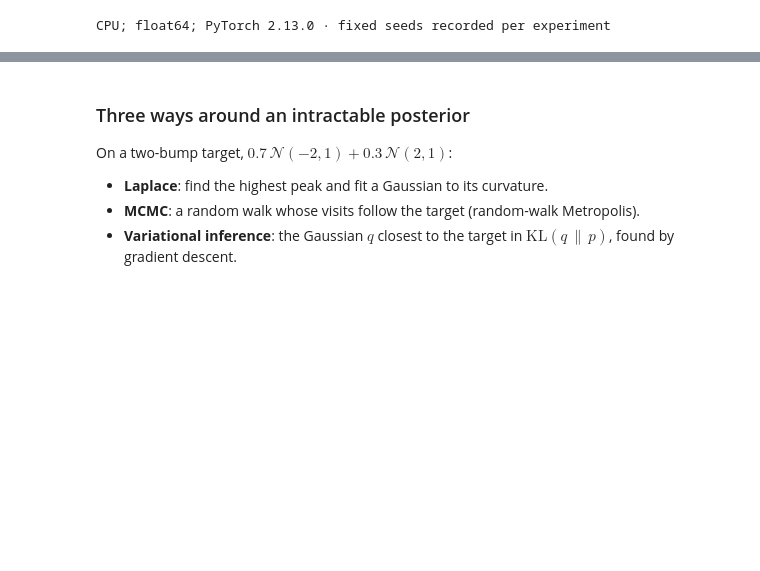
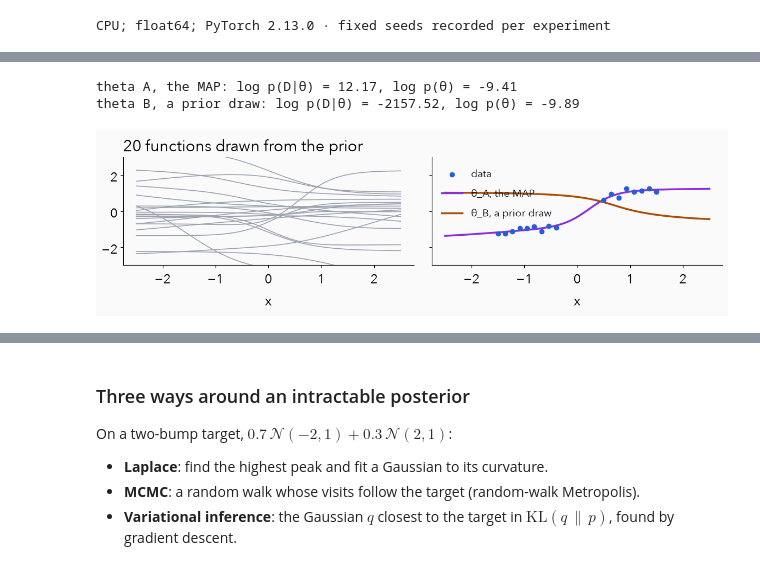
Before and after one commit to nipunbatra/generative, a Jupyter notebook: lectures/lecture1/lecture1-variational-inference.ipynb, the cells around one changed output, grey strips where cells are left out. Cells and saved outputs as stored; diff of their text form; code cells hidden in the pictures; blank space fills up the shorter version.

```diff
--- a/lectures/lecture1/lecture1-variational-inference.ipynb
+++ b/lectures/lecture1/lecture1-variational-inference.ipynb
@@ -102,0 +67,62 @@ Normal prior on the logit: log p(D) = -21.6160 on a 200,001-point grid; -21.6220
+# %%
+bnn_names = ["w1", "w2", "b1", "b2", "v1", "v2", "c"]
+def net(theta, x):
+    # theta [..., 7] and inputs x [N] give outputs [..., N]
+    w, b, v, c = theta[..., 0:2], theta[..., 2:4], theta[..., 4:6], theta[..., 6:7]
+    hidden = torch.tanh(w[..., None, :] * x[:, None] + b[..., None, :])
+    return (hidden * v[..., None, :]).sum(-1) + c
+torch.manual_seed(7)
+x_train = torch.cat([torch.linspace(-1.5, -0.4, 9), torch.linspace(0.5, 1.5, 8)])
+noise_sd = 0.1
+y_train = 0.8 * torch.tanh(3 * x_train) + 0.3 * x_train + noise_sd * torch.randn(len(x_train))
+theta_prior = dist.Normal(torch.zeros(7), torch.ones(7))
+def bnn_log_lik(theta):
+    return dist.Normal(net(theta, x_train), noise_sd).log_prob(y_train).sum(-1)
+def bnn_log_prior(theta):
+    return theta_prior.log_prob(theta).sum(-1)
+def bnn_log_joint(theta):
+    return bnn_log_lik(theta) + bnn_log_prior(theta)
+# theta_A: the most probable parameters (MAP), best of ten restarts. theta_B: one draw from the prior.
+best = None
+for seed in range(10):
+    torch.manual_seed(seed)
+    th = torch.nn.Parameter(torch.randn(7))
+    opt_map = torch.optim.Adam([th], lr=.05)
+    for _ in range(2000):
+        loss = -bnn_log_joint(th)
+        opt_map.zero_grad(); loss.backward(); opt_map.step()
+    if best is None or number(loss) < best[0]:
+        best = (number(loss), th.detach().clone())
+theta_A = best[1]
+torch.manual_seed(11)
+theta_B = theta_prior.sample()
+def bnn_terms(theta):
+    point = dist.Normal(net(theta, x_train), noise_sd).log_prob(y_train)
+    return dict(theta=theta.tolist(), fitted=net(theta, x_train).tolist(), log_lik_points=point.tolist(),
+                log_lik=number(point.sum()), log_prior_terms=theta_prior.log_prob(theta).tolist(),
+                log_prior=number(bnn_log_prior(theta)), log_joint=number(bnn_log_joint(theta)))
+x_grid = torch.linspace(-2.5, 2.5, 121)
+torch.manual_seed(12)
+prior_draws = theta_prior.sample((20,))
+fixtures["story"] = {"bnn": dict(names=bnn_names, x=x_train.tolist(), y=y_train.tolist(), noise_sd=noise_sd,
+    prior=[0., 1.], data="y = 0.8 tanh(3x) + 0.3x + N(0, 0.1²) noise, seed 7", grid=x_grid.tolist(),
+    theta_A=bnn_terms(theta_A), theta_B=bnn_terms(theta_B),
+    f_A=net(theta_A, x_grid).tolist(), f_B=net(theta_B, x_grid).tolist(),
+    prior_draws=net(prior_draws, x_grid).tolist())}
+for name, th in [("A, the MAP", theta_A), ("B, a prior draw", theta_B)]:
+    print(f"theta {name}: log p(D|θ) = {number(bnn_log_lik(th)):.2f}, log p(θ) = {number(bnn_log_prior(th)):.2f}")
+fig, axes = plt.subplots(1, 2, figsize=(12, 3.8), sharey=True)
+for f_draw in net(prior_draws, x_grid):
+    axes[0].plot(x_grid, f_draw, color="#9CA3AF", lw=1.2)
+axes[0].set_title("20 functions drawn from the prior", loc="left")
+axes[1].scatter(x_train, y_train, color=C["data"], zorder=3, label="data")
+axes[1].plot(x_grid, net(theta_A, x_grid), color=C["q"], label="θ_A, the MAP")
+axes[1].plot(x_grid, net(theta_B, x_grid), color=C["noise"], label="θ_B, a prior draw")
+for ax in axes:
+    ax.set(xlabel="x", ylim=(-3, 3))
+axes[1].legend(frameon=False, fontsize=14)
+savefig("bnn-prior-and-fits")
+# %% [output]
+theta A, the MAP: log p(D|θ) = 12.17, log p(θ) = -9.41
+theta B, a prior draw: log p(D|θ) = -2157.52, log p(θ) = -9.89
+[figure, added]
```
Also changed, not shown: parts of 12 cells of this notebook, 39 other files.
